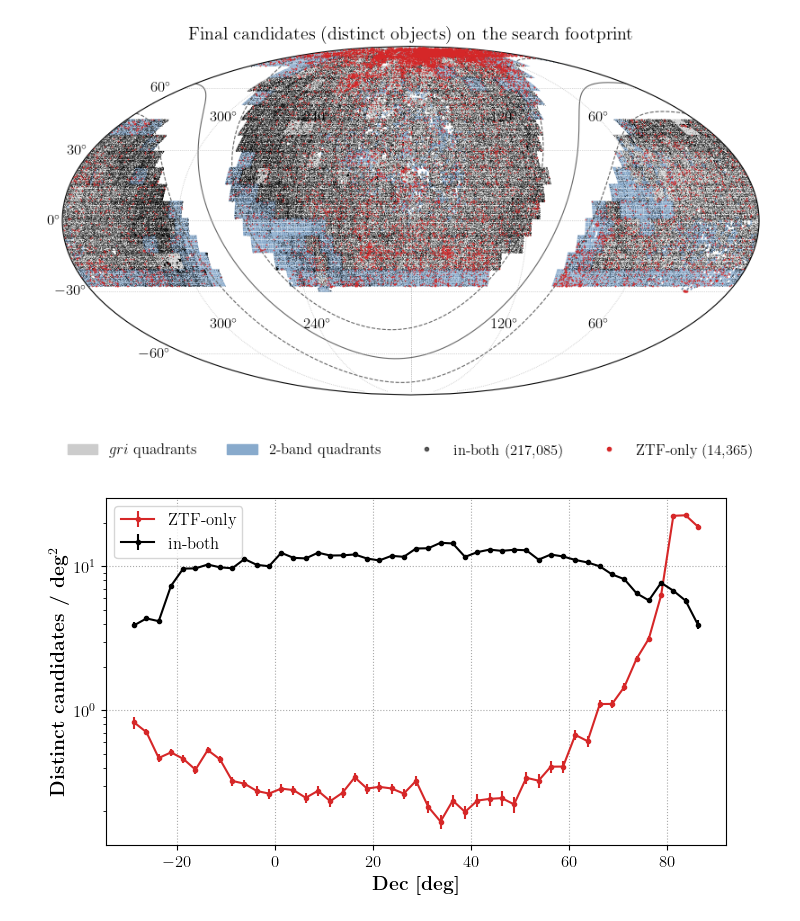
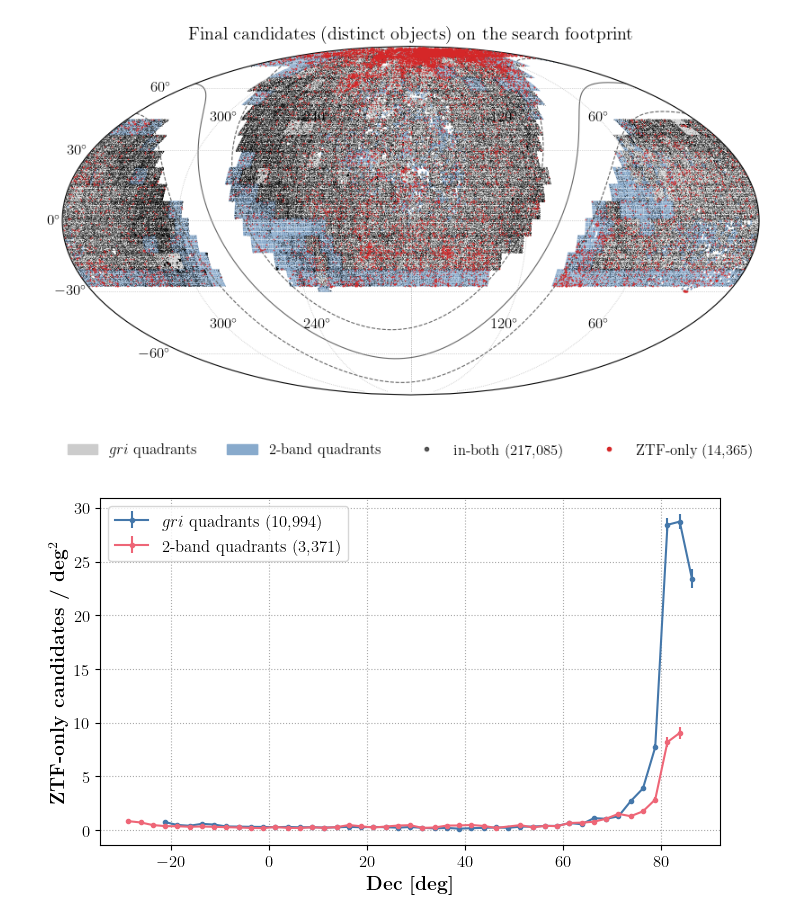
Before and after one commit to Adam-Boesky/long_transients, a Jupyter notebook: Notebooks/efficiency.ipynb, the cells around one changed output. Cells and saved outputs as stored; diff of their text form; code cells hidden in the pictures.

```diff
--- a/Notebooks/efficiency.ipynb
+++ b/Notebooks/efficiency.ipynb
@@ -469,29 +471,45 @@ plt.savefig('/Users/adamboesky/Research/long_transients/Figures/ztf_candidates_s
 plt.show()
 # %% [output]
 [figure]
-# %%
-# Candidate density vs Dec: where PS1 stack quality starts producing fake ZTF-only candidates; reuses polys/cands/ea/sky_deg2
-from shapely.geometry import box
-
-union = unary_union(projected)
-dec_edges = np.arange(-32.5, 90.1, 2.5)
-dec_area = np.array([  # constant-Dec lines are horizontal in Mollweide
-    union.intersection(box(-2e7, ea.transform_point(0, lo, ccrs.PlateCarree())[1], 2e7,
-                           ea.transform_point(0, hi, ccrs.PlateCarree())[1])).area / ea.domain.area * sky_deg2
-    for lo, hi in zip(dec_edges[:-1], dec_edges[1:])])
-ok = dec_area > 20  # skip slivers at the footprint edges
-dec_mid = (dec_edges[:-1] + 1.25)[ok]
-
-fig, ax = plt.subplots(figsize=(8, 4.5))
-for name, color in (('ZTF-only', '#D62728'), ('in-both', 'k')):
-    n = np.histogram(cands[name][1], dec_edges)[0][ok]
-    ax.errorbar(dec_mid, n / dec_area[ok], np.sqrt(n) / dec_area[ok], fmt='o-', ms=3, color=color, label=name)
-ax.set_yscale('log')
-ax.set_xlabel(r'\textbf{Dec [deg]}', fontsize=14)
-ax.set_ylabel(r'\textbf{Distinct candidates / deg$^2$}', fontsize=14)
-ax.grid(True, ls=':', color='darkgray')
-ax.legend()
-plt.savefig('/Users/adamboesky/Research/long_transients/Figures/candidate_density_vs_dec.pdf', bbox_inches='tight')
-plt.show()
-# %% [output]
-[figure, removed]
+# %%
+# ZTF-only candidate density vs Dec, split by the band set of the quadrant each candidate was extracted from,
+# so a Dec-dependent gri / 2-band mix can't masquerade as a PS1-quality trend; reuses fp/polys/projected/ea/sky_deg2/comb
+from shapely.geometry import box
+
+CLASSES = {'gri': ('$gri$ quadrants', '#4477AA'), 'two': ('2-band quadrants', '#EE6677')}
+quad_class = fp.set_index(['fieldid', 'ccdid', 'qid'])['bands'].map(lambda b: 'gri' if b == 'gri' else 'two')
+
+with h5py.File(f'{comb}/1.hdf5') as h:
+    d = pd.DataFrame(h['data'].fields(['dec', 'group_id', 'fieldid', 'ccdid', 'qid'])[:])
+d['cls'] = quad_class.reindex(pd.MultiIndex.from_frame(d[['fieldid', 'ccdid', 'qid']])).values
+# one point per duplicate group, taken from a gri quadrant when the group has one
+d = d.sort_values('cls', key=lambda c: c != 'gri', kind='stable')
+d = d[(d['group_id'] <= 0) | ~d['group_id'].duplicated()]
+
+dec_edges = np.arange(-32.5, 90.1, 2.5)
+dec_mid = dec_edges[:-1] + 1.25
+strips = [box(-2e7, ea.transform_point(0, lo, ccrs.PlateCarree())[1], 2e7,
+              ea.transform_point(0, hi, ccrs.PlateCarree())[1])  # constant-Dec lines are horizontal in Mollweide
+          for lo, hi in zip(dec_edges[:-1], dec_edges[1:])]
+n_gri = len(polys['gri'])
+dec_area = {}
+for cls, geoms in (('gri', projected[:n_gri]), ('two', projected[n_gri:])):
+    u_cls = unary_union(geoms)  # each class's own area; gri and 2-band quadrants overlap at field edges
+    dec_area[cls] = np.array([u_cls.intersection(s).area for s in strips]) / ea.domain.area * sky_deg2
+
+fig, ax = plt.subplots(figsize=(8, 4.5))
+for cls, (label, color) in CLASSES.items():
+    ok = dec_area[cls] > 20  # skip slivers at the footprint edges
+    dec = d.loc[d['cls'] == cls, 'dec'].values
+    n = np.histogram(dec, dec_edges)[0][ok]
+    ax.errorbar(dec_mid[ok], n / dec_area[cls][ok], np.sqrt(n) / dec_area[cls][ok], fmt='o-', ms=3,
+                color=color, label=f'{label} ({len(dec):,})')
+# ax.set_yscale('log')
+ax.set_xlabel(r'\textbf{Dec [deg]}', fontsize=14)
+ax.set_ylabel(r'\textbf{ZTF-only candidates / deg$^2$}', fontsize=14)
+ax.grid(True, ls=':', color='darkgray')
+ax.legend()
+plt.savefig('/Users/adamboesky/Research/long_transients/Figures/candidate_density_vs_dec.pdf', bbox_inches='tight')
+plt.show()
+# %% [output]
+[figure, added]
```
Also changed, not shown: parts of 1 cell of this notebook, 8 other files.
